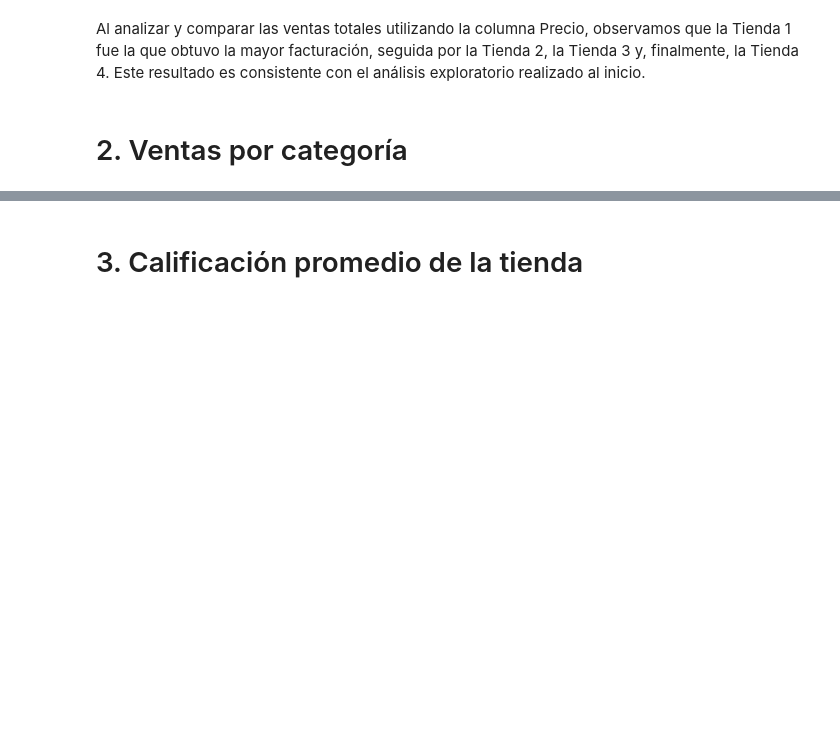
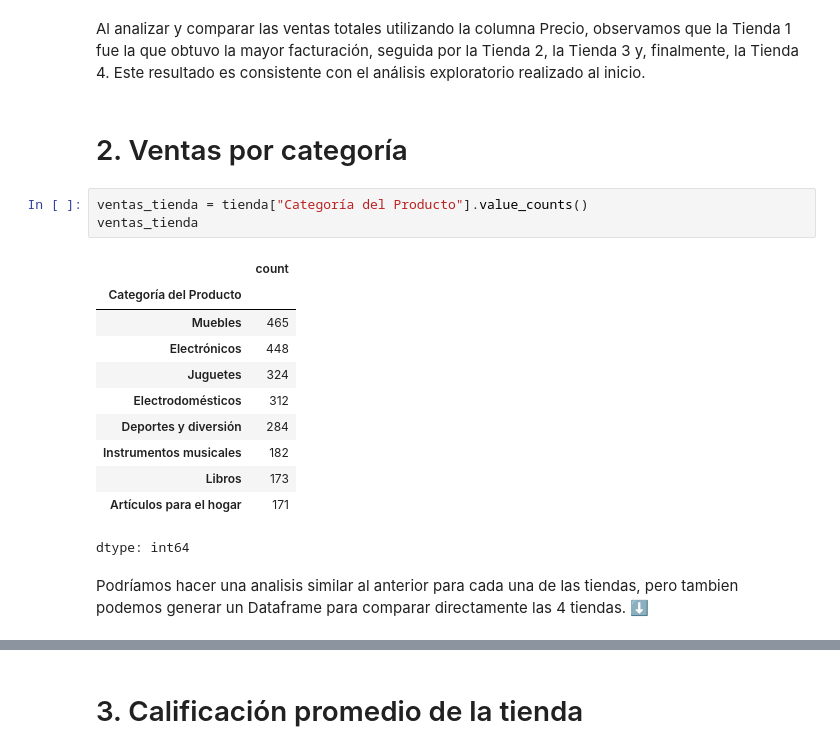
Before and after one commit to Near-o7/desafio1_dataScience, a Jupyter notebook: AluraStoreLatam.ipynb, the cells around one changed output, grey strips where cells are left out. Saved outputs shown, nothing was run; the diff lists cells and outputs as text; blank space fills up the shorter version.

Commit message:
Agregar análisis ventas por categoría

```diff
--- a/AluraStoreLatam.ipynb
+++ b/AluraStoreLatam.ipynb
@@ -101,3 +101,20 @@ print(comparacion)
 Al analizar y comparar las ventas totales utilizando la columna Precio, observamos que la Tienda 1 fue la que obtuvo la mayor facturación, seguida por la Tienda 2, la Tienda 3 y, finalmente, la Tienda 4. Este resultado es consistente con el análisis exploratorio realizado al inicio.
 # %% [markdown]
 # 2. Ventas por categoría
+# %%
+ventas_tienda = tienda["Categoría del Producto"].value_counts()
+ventas_tienda
+# %% [output]
+|  | count |
+| Categoría del Producto |  |
+| Muebles | 465 |
+| Electrónicos | 448 |
+| Juguetes | 324 |
+| Electrodomésticos | 312 |
+| Deportes y diversión | 284 |
+| Instrumentos musicales | 182 |
+| Libros | 173 |
+| Artículos para el hogar | 171 |
+dtype: int64
+# %% [markdown]
+Podríamos hacer una analisis similar al anterior para cada una de las  tiendas, pero tambien podemos generar un Dataframe para comparar directamente las 4 tiendas. ⬇️
```
Also changed, not shown: parts of 3 cells of this notebook.
